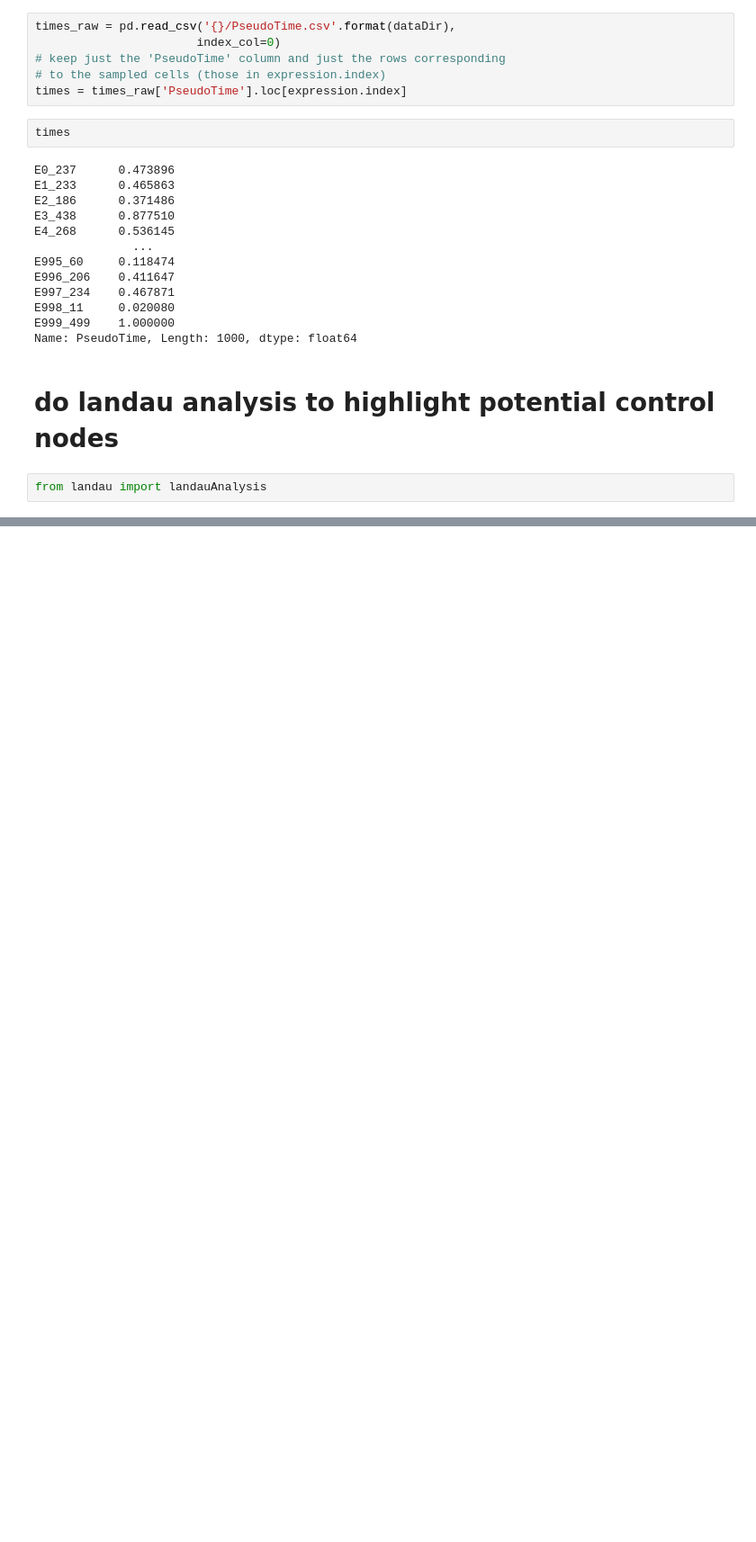
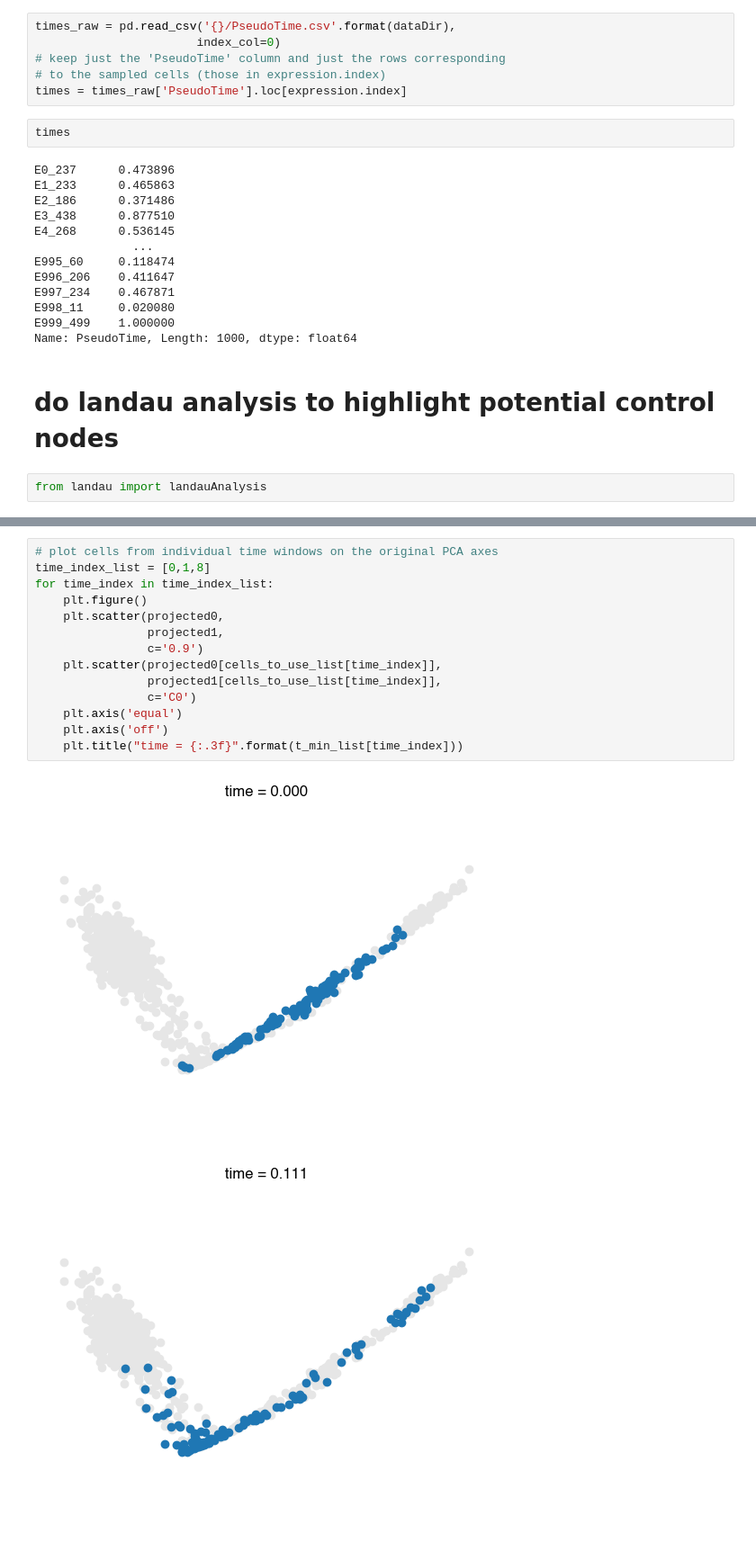
Before and after one commit to Collective-Logic-Lab/Synthetic-RNA-maps, a Jupyter notebook: example-landau-fit-for-bool-ode-data.ipynb, the cells around one changed output, grey strips where cells are left out. Shown at 90% size. Drawn from its saved outputs; the diff is of its cells as text; blank space fills up the shorter version.

```diff
--- a/example-landau-fit-for-bool-ode-data.ipynb
+++ b/example-landau-fit-for-bool-ode-data.ipynb
@@ -88,0 +171,17 @@ for t_min in t_min_list:
+# %%
+# plot cells from individual time windows on the original PCA axes
+time_index_list = [0,1,8]
+for time_index in time_index_list:
+    plt.figure()
+    plt.scatter(projected0,
+                projected1,
+                c='0.9')
+    plt.scatter(projected0[cells_to_use_list[time_index]],
+                projected1[cells_to_use_list[time_index]],
+                c='C0')
+    plt.axis('equal')
+    plt.axis('off')
+    plt.title("time = {:.3f}".format(t_min_list[time_index]))
+# %% [output]
+[figure, added]
+[figure, added]
```
Also changed, not shown: parts of 18 cells of this notebook, 1 other file.
